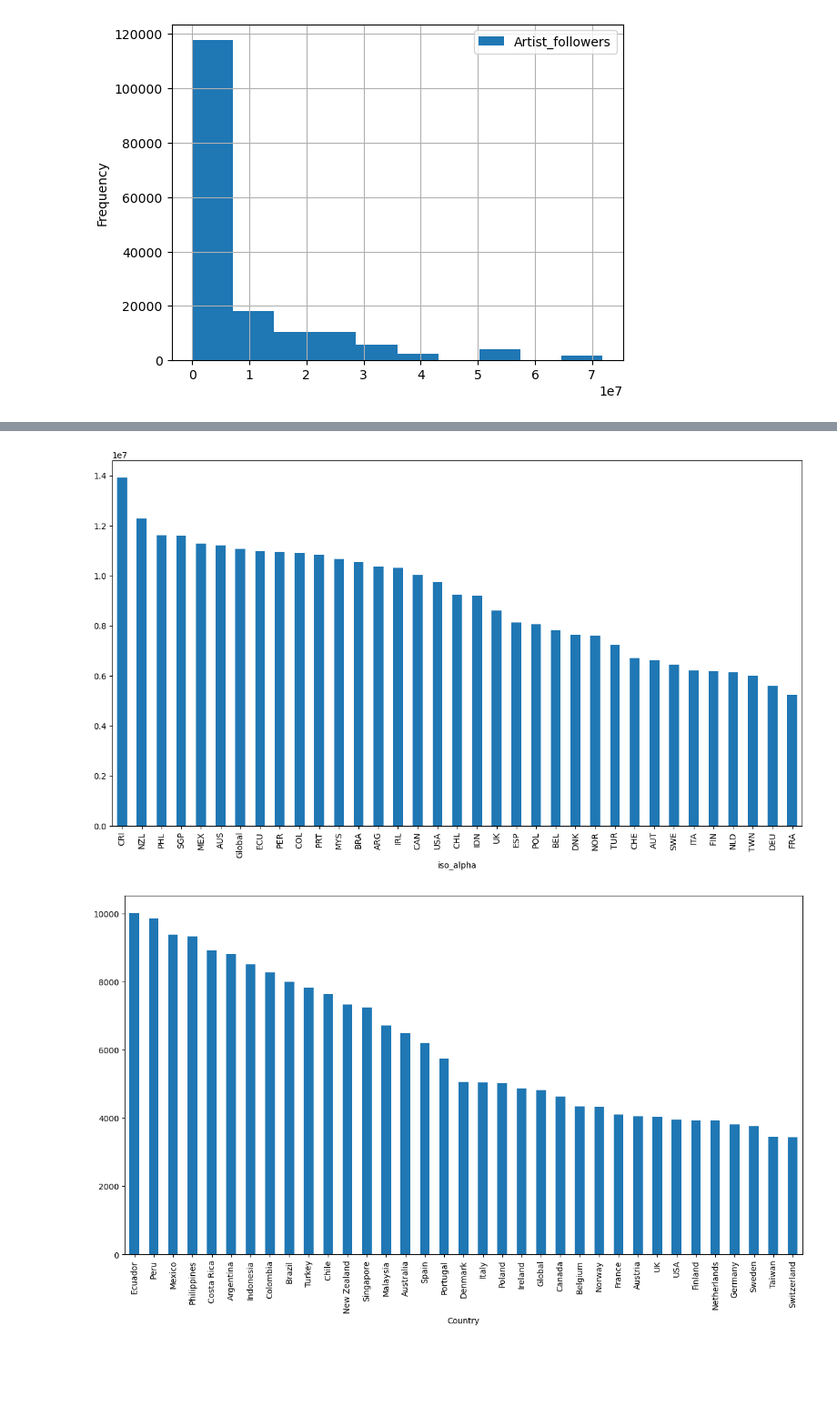
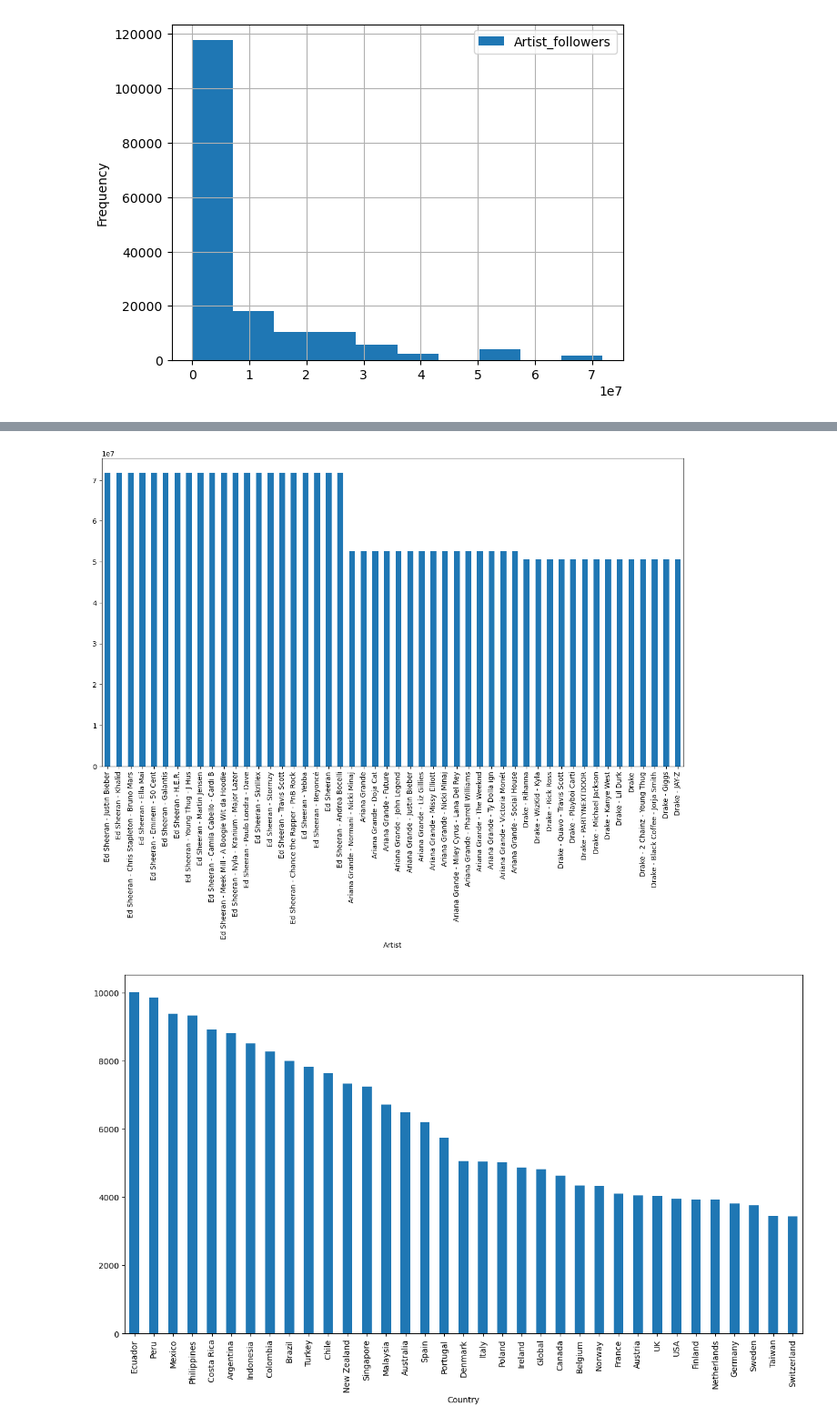
Before and after one commit to infoshareacademy/JDSZR11-chubs_chubs, a Jupyter notebook: Procject_Python_Spotyfiy/Spotyfie_v2.ipynb, the cells around one changed output, grey strips where cells are left out. Shown at 91% size. Saved outputs shown, nothing was run; the diff lists cells and outputs as text; code cells hidden in the pictures; blank space fills up the shorter version.

```diff
--- a/Procject_Python_Spotyfiy/Spotyfie_v2.ipynb
+++ b/Procject_Python_Spotyfiy/Spotyfie_v2.ipynb
@@ -71,0 +91,7 @@ df.replace({"iso_alpha": dict},inplace=True) # podmiana wartosci iso_alpha na ic
+# %%
+ssp = MinMaxScaler()
+ssaf = MinMaxScaler()
+x_p = ssp.fit(df[['Popularity']])
+y_af = ssaf.fit(df[['Artist_followers']])
+df[['Popularity_ss']] = ssp.transform(df[['Popularity']])
+df[['Artist_followers_ss']] = ssaf.transform(df[['Artist_followers']])
@@ -222,5 +201,6 @@ by_country.plot(kind='bar')
 <AxesSubplot:xlabel='Cluster'>
 [figure]
 # %%
-by_country = pd.DataFrame(df.groupby(['Artist','Country'])['Artist_followers'].count().sort_values(ascending=False))
-by_country.describe()
+country_artist = df[['Country','Artist','Artist_followers']]
+ca = country_artist.copy()
+ca['Artist'] = ca['Artist'].str.replace('$', '' ,regex=True)
@@ -242,8 +229,8 @@ df[['Artist_followers']].plot( kind='hist',grid=True,bins = 10)
 # %%
-lista_artist = df.groupby('iso_alpha')['Artist_followers'].mean().sort_values(ascending=False)
-lista_artist.plot(kind='bar', figsize=(15,8));
+lista_artist = ca[ca.Country == 'Poland'].groupby(['Artist'])['Artist_followers'].mean().sort_values(ascending=False)
+lista_artist.head(50).plot(kind='bar', figsize=(15,8));
 # %% [output]
-[figure, old version]
+[figure, new version]
 # %%
 lista_popularity = df_orginal.groupby('Country')['Popularity'].mean().sort_values(ascending=False)
 lista_popularity.plot(kind='bar', figsize=(15,8));
```
Also changed, not shown: parts of 40 cells of this notebook, 1 other file.
